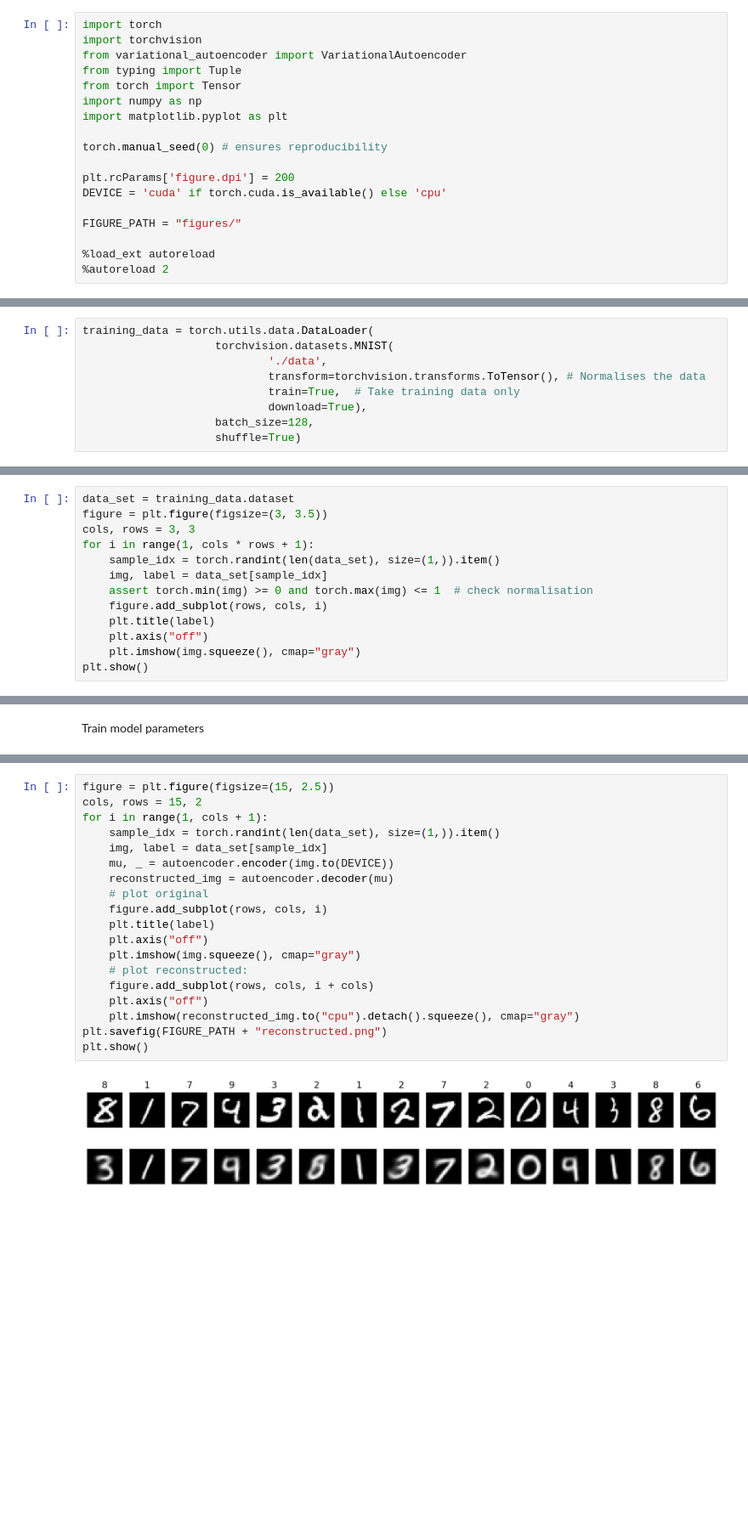
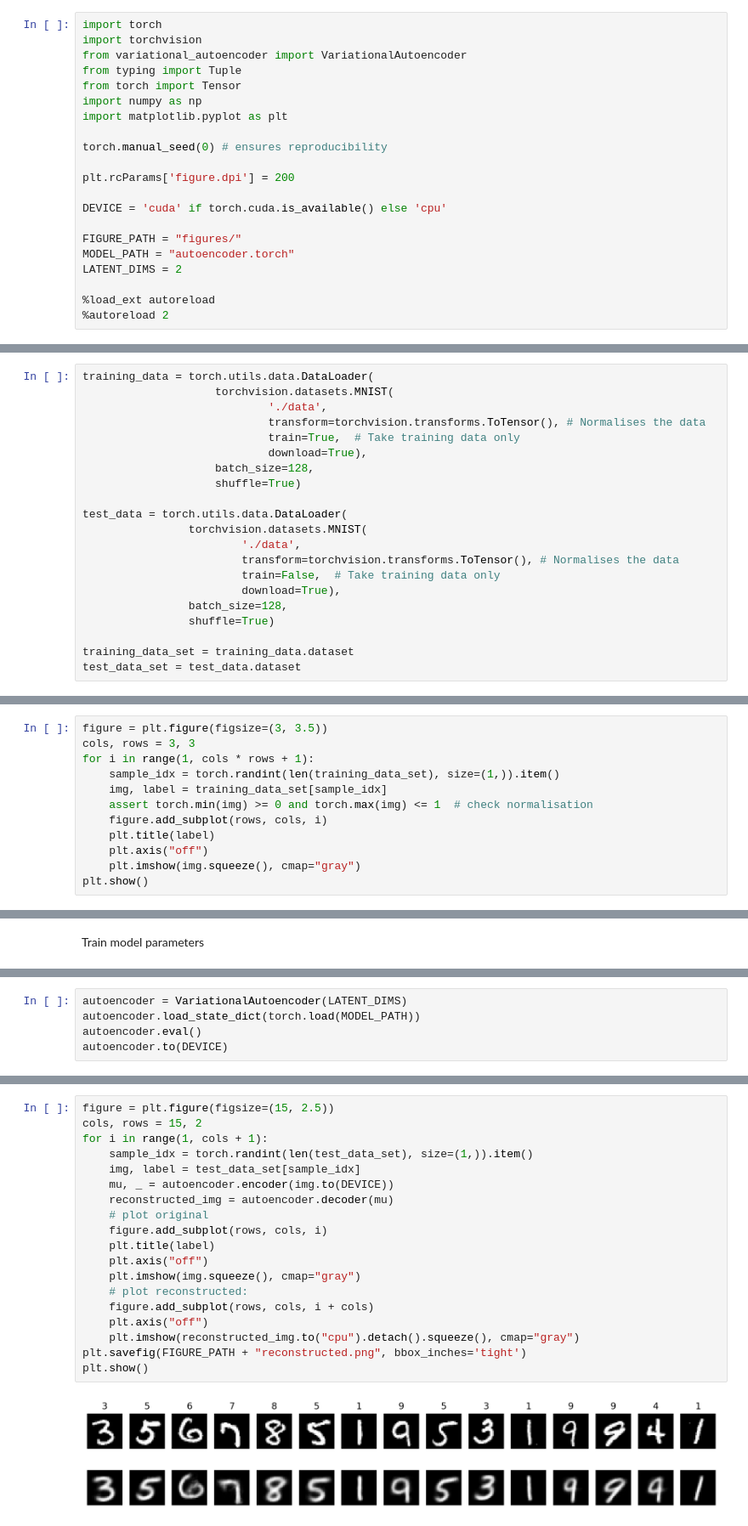
Before and after one commit to Erfan-Mashayekh/MLCMS, a Jupyter notebook: Exercise3/VariationalAutoEncoder/main.ipynb, the cells around one changed output, grey strips where cells are left out. Shown at 85% size. Drawn from its saved outputs; the diff is of its cells as text; blank space fills up the shorter version.

```diff
--- a/Exercise3/VariationalAutoEncoder/main.ipynb
+++ b/Exercise3/VariationalAutoEncoder/main.ipynb
@@ -13,9 +13,12 @@ import matplotlib.pyplot as plt
 torch.manual_seed(0) # ensures reproducibility
 
 plt.rcParams['figure.dpi'] = 200
+
 DEVICE = 'cuda' if torch.cuda.is_available() else 'cpu'
 
 FIGURE_PATH = "figures/"
+MODEL_PATH = "autoencoder.torch"
+LATENT_DIMS = 2
 
 %load_ext autoreload
 %autoreload 2
@@ -33,3 +36,15 @@ training_data = torch.utils.data.DataLoader(
                             download=True),
                     batch_size=128,
                     shuffle=True)
+
+test_data = torch.utils.data.DataLoader(
+                torchvision.datasets.MNIST(
+                        './data',
+                        transform=torchvision.transforms.ToTensor(), # Normalises the data
+                        train=False,  # Take training data only
+                        download=True),
+                batch_size=128,
+                shuffle=True)
+
+training_data_set = training_data.dataset
+test_data_set = test_data.dataset
@@ -45,12 +51,11 @@ test_data = torch.utils.data.DataLoader(
 # %% [markdown]
 Plot some sample data
 # %%
-data_set = training_data.dataset
 figure = plt.figure(figsize=(3, 3.5))
 cols, rows = 3, 3
 for i in range(1, cols * rows + 1):
-    sample_idx = torch.randint(len(data_set), size=(1,)).item()
-    img, label = data_set[sample_idx]
+    sample_idx = torch.randint(len(training_data_set), size=(1,)).item()
+    img, label = training_data_set[sample_idx]
     assert torch.min(img) >= 0 and torch.max(img) <= 1  # check normalisation
     figure.add_subplot(rows, cols, i)
     plt.title(label)
@@ -125,0 +131,5 @@ Standard deviation of decoder distribution:  0.1831011325120926
+# %%
+autoencoder = VariationalAutoencoder(LATENT_DIMS)
+autoencoder.load_state_dict(torch.load(MODEL_PATH))
+autoencoder.eval()
+autoencoder.to(DEVICE)
@@ -162,24 +190,24 @@ plot_reconstructed(autoencoder)
 # %%
 figure = plt.figure(figsize=(15, 2.5))
 cols, rows = 15, 2
 for i in range(1, cols + 1):
-    sample_idx = torch.randint(len(data_set), size=(1,)).item()
-    img, label = data_set[sample_idx]
+    sample_idx = torch.randint(len(test_data_set), size=(1,)).item()
+    img, label = test_data_set[sample_idx]
     mu, _ = autoencoder.encoder(img.to(DEVICE))
     reconstructed_img = autoencoder.decoder(mu)
     # plot original
     figure.add_subplot(rows, cols, i)
     plt.title(label)
     plt.axis("off")
     plt.imshow(img.squeeze(), cmap="gray")
     # plot reconstructed:
     figure.add_subplot(rows, cols, i + cols)
     plt.axis("off")
     plt.imshow(reconstructed_img.to("cpu").detach().squeeze(), cmap="gray")
-plt.savefig(FIGURE_PATH + "reconstructed.png")
+plt.savefig(FIGURE_PATH + "reconstructed.png", bbox_inches='tight')
 plt.show()
 # %% [output]
-[figure, old version]
+[figure, new version]
 # %%
 figure = plt.figure(figsize=(15, 2.5))
 cols = 15
```
Also changed, not shown: parts of 12 cells of this notebook, 2 other files.
